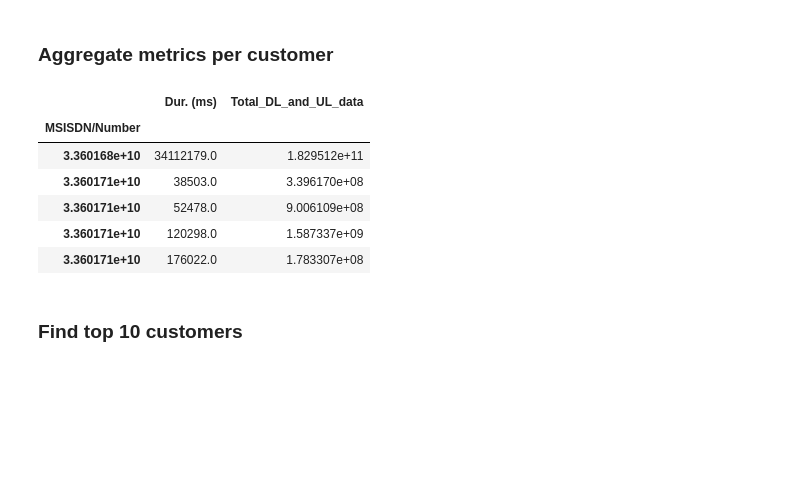
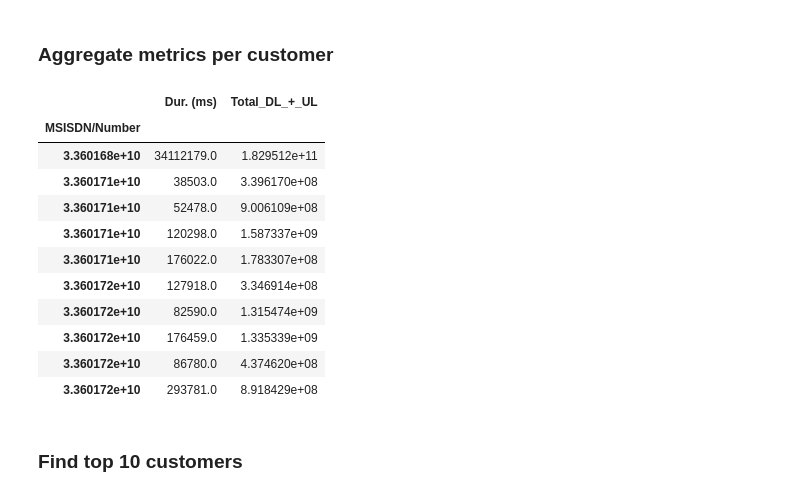
Before and after one commit to GuleWako/10Acadamey-week-2-Analysis-of-Wealthy-Investor, a Jupyter notebook: notebooks/tellcoDataAnalysis.ipynb, the cells around one changed output. Drawn from its saved outputs; the diff is of its cells as text; code cells hidden in the pictures; blank space fills up the shorter version.

```diff
--- a/notebooks/tellcoDataAnalysis.ipynb
+++ b/notebooks/tellcoDataAnalysis.ipynb
@@ -596,16 +616,21 @@ import matplotlib.pyplot as plt
 # %% [markdown]
 ### Aggregate metrics per customer
 # %%
-engagement_metrics = xdr_data.groupby('MSISDN/Number')[['Dur. (ms)', 'Total_DL_and_UL_data']].sum()
-engagement_metrics.head()
+engagement_metrics = xdr_data.groupby('MSISDN/Number')[['Dur. (ms)', 'Total_DL_+_UL']].sum()
+engagement_metrics.head(10)
 # %% [output]
-|  | Dur. (ms) | Total_DL_and_UL_data |
+|  | Dur. (ms) | Total_DL_+_UL |
 | MSISDN/Number |  |  |
 | 3.360168e+10 | 34112179.0 | 1.829512e+11 |
 | 3.360171e+10 | 38503.0 | 3.396170e+08 |
 | 3.360171e+10 | 52478.0 | 9.006109e+08 |
 | 3.360171e+10 | 120298.0 | 1.587337e+09 |
 | 3.360171e+10 | 176022.0 | 1.783307e+08 |
+| 3.360172e+10 | 127918.0 | 3.346914e+08 |
+| 3.360172e+10 | 82590.0 | 1.315474e+09 |
+| 3.360172e+10 | 176459.0 | 1.335339e+09 |
+| 3.360172e+10 | 86780.0 | 4.374620e+08 |
+| 3.360172e+10 | 293781.0 | 8.918429e+08 |
 # %% [markdown]
 ###  Find top 10 customers
 # %%
```
Also changed, not shown: parts of 17 cells of this notebook.
